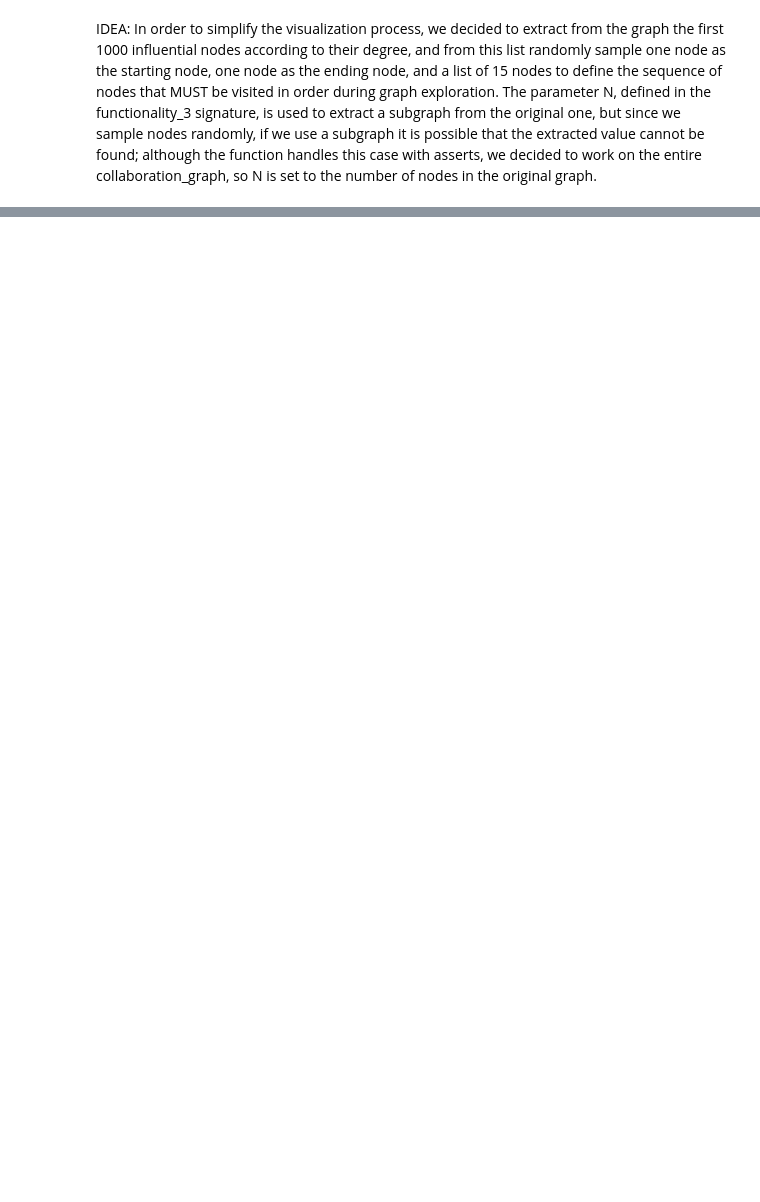
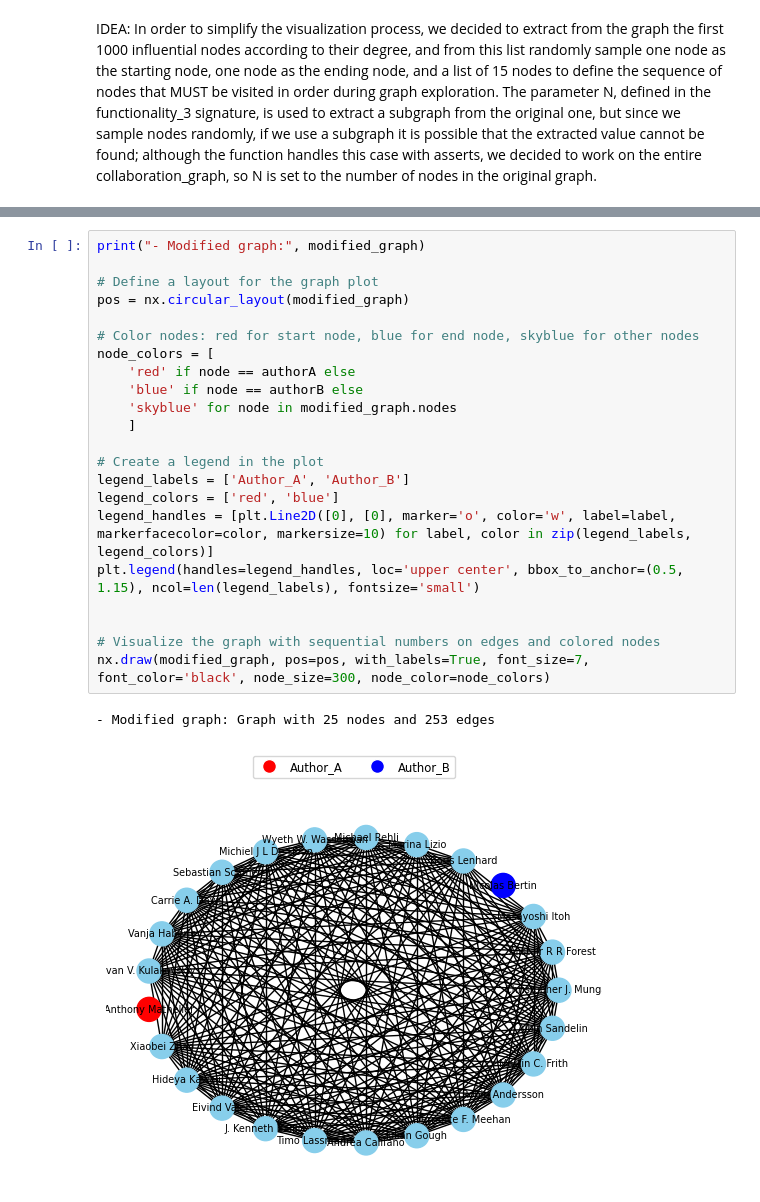
Before and after one commit to Marioiacobelli/ADM-HW5, a Jupyter notebook: hw5.ipynb, the cells around one changed output, grey strips where cells are left out. Drawn from its saved outputs; the diff is of its cells as text; blank space fills up the shorter version.

```diff
--- a/hw5.ipynb
+++ b/hw5.ipynb
@@ -720,0 +867,25 @@ Papers to cross in the shortest walk:
+# %%
+print("- Modified graph:", modified_graph)
+
+# Define a layout for the graph plot
+pos = nx.circular_layout(modified_graph)
+
+# Color nodes: red for start node, blue for end node, skyblue for other nodes
+node_colors = [
+    'red' if node == authorA else
+    'blue' if node == authorB else
+    'skyblue' for node in modified_graph.nodes
+    ]
+
+# Create a legend in the plot
+legend_labels = ['Author_A', 'Author_B']
+legend_colors = ['red', 'blue']
+legend_handles = [plt.Line2D([0], [0], marker='o', color='w', label=label, markerfacecolor=color, markersize=10) for label, color in zip(legend_labels, legend_colors)]
+plt.legend(handles=legend_handles, loc='upper center', bbox_to_anchor=(0.5, 1.15), ncol=len(legend_labels), fontsize='small')
+
+
+# Visualize the graph with sequential numbers on edges and colored nodes
+nx.draw(modified_graph, pos=pos, with_labels=True, font_size=7, font_color='black', node_size=300, node_color=node_colors)
+# %% [output]
+- Modified graph: Graph with 25 nodes and 253 edges
+[figure, added]
```
Also changed, not shown: parts of 28 cells of this notebook.
